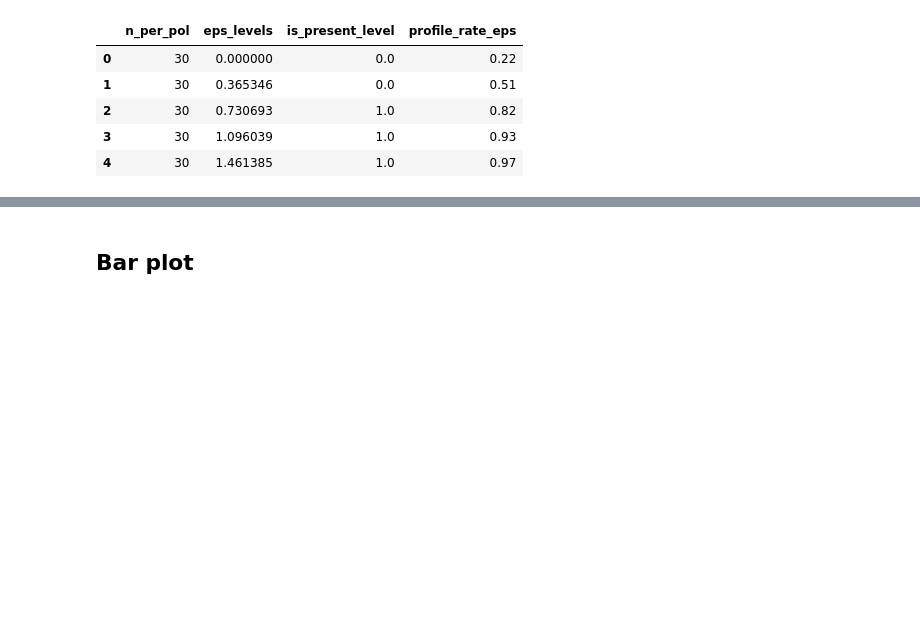
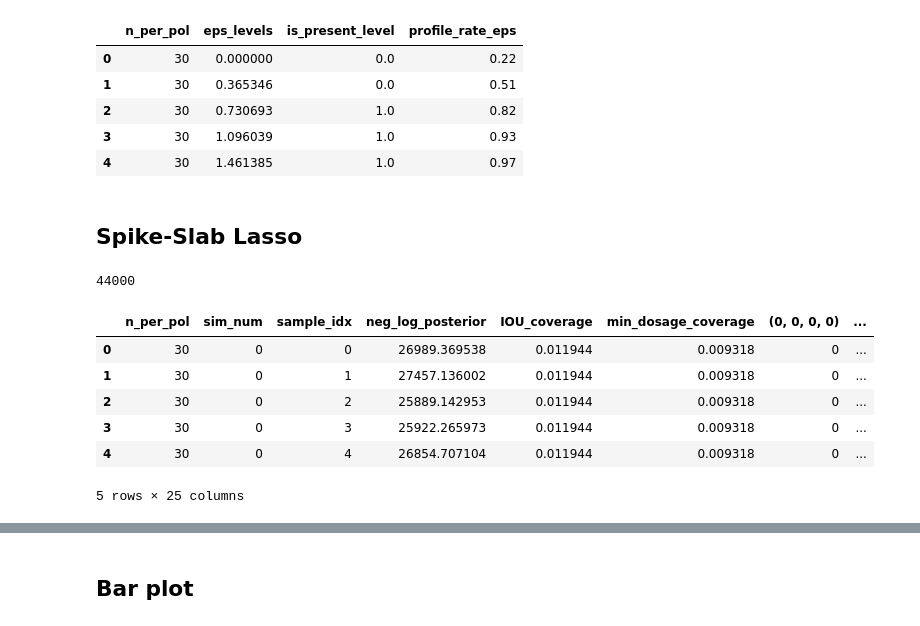
Before and after one commit to AparaV/rashomon-partition-sets, a Jupyter notebook: Code/analyze_reff_simulations.ipynb, the cells around one changed output, grey strips where cells are left out. Saved outputs shown, nothing was run; the diff lists cells and outputs as text; code cells hidden in the pictures; blank space fills up the shorter version.

```diff
--- a/Code/analyze_reff_simulations.ipynb
+++ b/Code/analyze_reff_simulations.ipynb
@@ -459,3 +460,40 @@ Bootstrap epsilon curve: 24 points
 | 2 | 30 | 0.730693 | 1.0 | 0.82 |
 | 3 | 30 | 1.096039 | 1.0 | 0.93 |
 | 4 | 30 | 1.461385 | 1.0 | 0.97 |
+# %% [markdown]
+## Spike-Slab Lasso
+# %%
+ssl_fname_csv = "../Results/4arms/" + fname_prefix + "ssl" + ssl_fname_suffix
+ssl_raw_df = pd.read_csv(ssl_fname_csv)
+ssl_raw_df = ssl_raw_df.drop("Unnamed: 0", axis=1)
+
+# ssl_raw_df.head()
+ssl_df = ssl_raw_df.copy()
+
+# Find whether each model identifies the true best profile or not
+ssl_df["right_best_profile"] = ssl_df[true_best_profile]
+ssl_df["wrong_best_profile"] = 1 - ssl_df["right_best_profile"]
+
+# Remove all other columns
+to_drop = ["MSE", "IOU", "min_dosage", "best_pol_diff", "converged", "max_rhat",
+           "mean_inclusion_prob", "n_selected_features"]
+
+ssl_df = ssl_df.drop(to_drop, axis=1)
+# Sort loss grouped by n_per_pol and sim_num
+ssl_df = ssl_df.sort_values(["n_per_pol", "sim_num"], ascending=True)
+
+# Set best_profile_present = 1 if right_best_profile > 0
+ssl_df["best_profile_present"] = (ssl_df[true_best_profile] > 0).astype(int)
+
+print(len(ssl_df))
+
+ssl_df.head()
+# %% [output]
+44000
+|  | n_per_pol | sim_num | sample_idx | neg_log_posterior | IOU_coverage | min_dosage_coverage | (0, 0, 0, 0) | ... |
+| 0 | 30 | 0 | 0 | 26989.369538 | 0.011944 | 0.009318 | 0 | ... |
+| 1 | 30 | 0 | 1 | 27457.136002 | 0.011944 | 0.009318 | 0 | ... |
+| 2 | 30 | 0 | 2 | 25889.142953 | 0.011944 | 0.009318 | 0 | ... |
+| 3 | 30 | 0 | 3 | 25922.265973 | 0.011944 | 0.009318 | 0 | ... |
+| 4 | 30 | 0 | 4 | 26854.707104 | 0.011944 | 0.009318 | 0 | ... |
+5 rows × 25 columns
```
Also changed, not shown: parts of 9 cells of this notebook.
